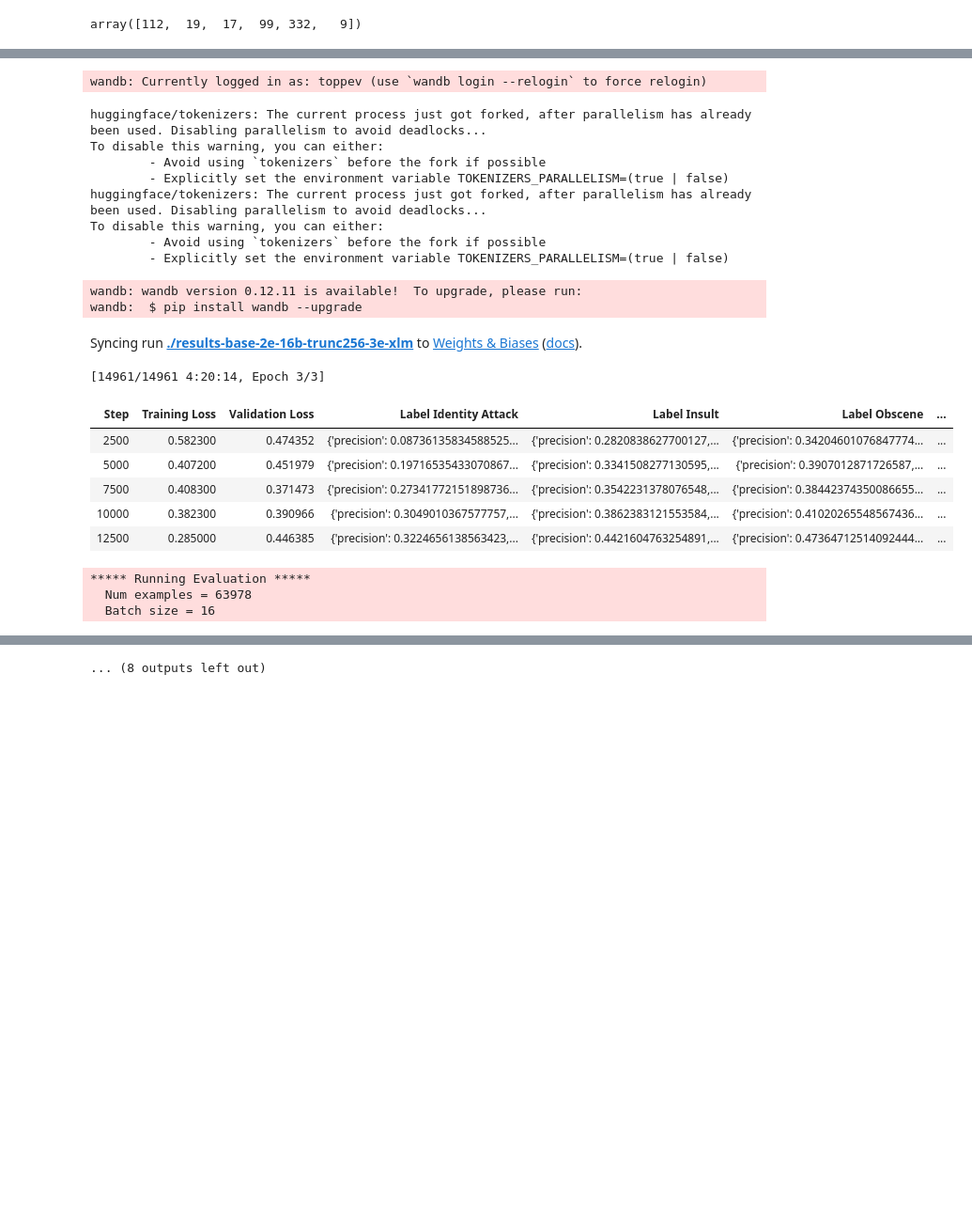
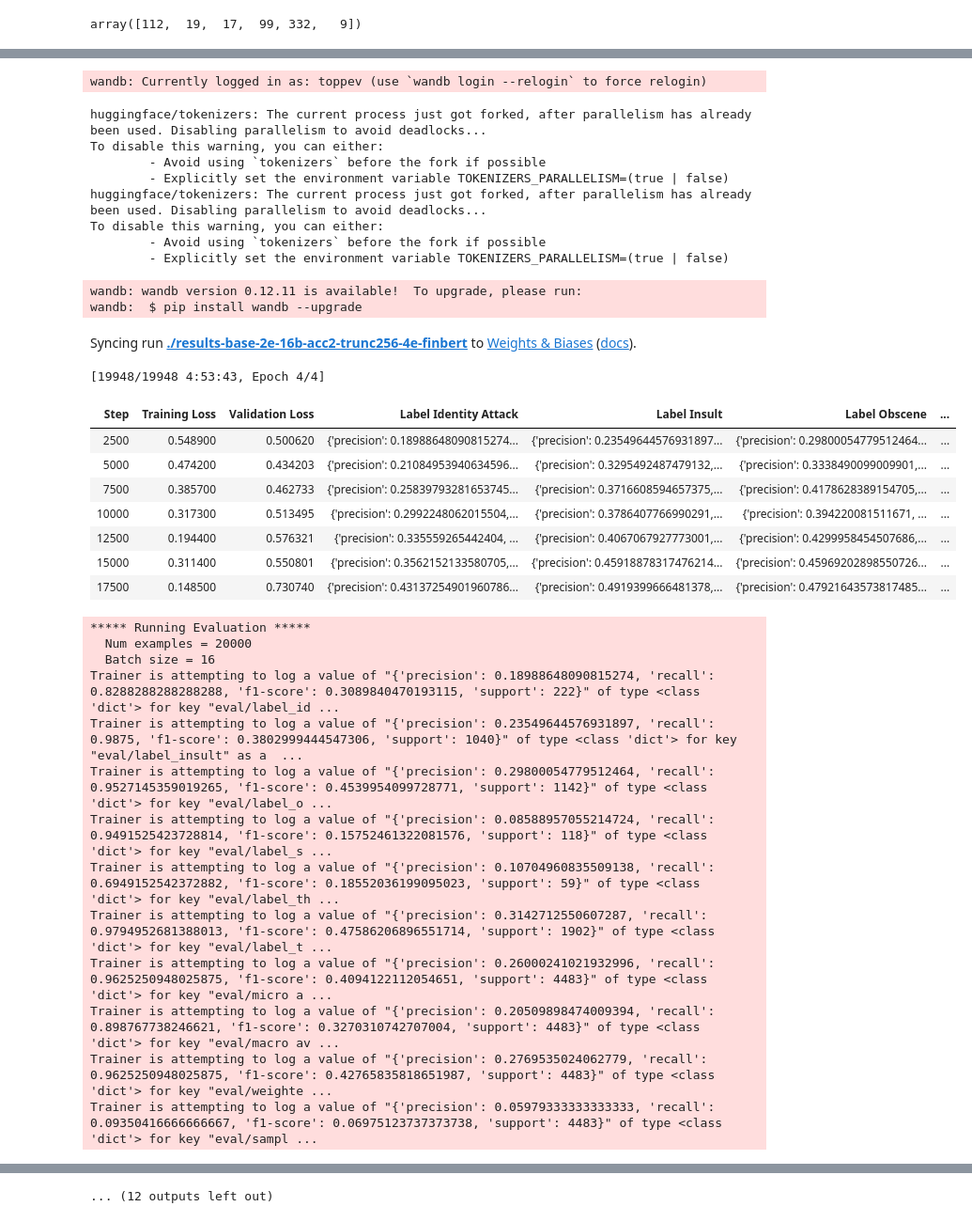
Before and after one commit to toppev/finnish-toxic-comments-classification, a Jupyter notebook: toxic-comments.ipynb, the cells around one changed output, grey strips where cells are left out. Shown: that part at 94% size. Cells and saved outputs as stored; diff of their text form; code cells hidden in the pictures; blank space fills up the shorter version.

Commit message:
2e-16b-acc2-trunc256-4e-finbert

```diff
--- a/toxic-comments.ipynb
+++ b/toxic-comments.ipynb
@@ -72,9 +78,11 @@ device = "cuda:0" if torch.cuda.is_available() else "cpu"
 output_dir = "./results-base"
 #output_dir = "./drive/MyDrive/utu/kandi/results1"
 checkpoint_dir = None # "./results/checkpoint-15000"
+
 #tokenizer_name = "bert-base-uncased"
-tokenizer_name = "xlm-roberta-base"
-# tokenizer_name = "TurkuNLP/bert-base-finnish-cased-v1"
+# tokenizer_name = "xlm-roberta-base"
+tokenizer_name = "TurkuNLP/bert-base-finnish-cased-v1"
+
 labels = ["label_identity_attack", "label_insult", "label_obscene", "label_severe_toxicity", "label_threat", "label_toxicity"]
 
 device
@@ -91,5 +99,5 @@ os.environ['WANDB_API_KEY'] = wandb_key
 import numpy as np
 from datasets import load_dataset, Dataset
 
-dataset = load_dataset('json', data_files={'train': 'train_en.jsonl', 'test': 'test_en.jsonl'})
+dataset = load_dataset('json', data_files={'train': 'train.jsonl', 'test': 'test.jsonl'})
 # %% [output]
@@ -244,12 +252,12 @@ class CustomTrainer(Trainer):
         return (loss, outputs) if return_outputs else loss
 
 training_args = TrainingArguments(
-    output_dir=output_dir + "-2e-16b-trunc256-3e-xlm",
+    output_dir=output_dir + "-2e-16b-acc2-trunc256-4e-finbert",
     learning_rate=2e-5,
     gradient_accumulation_steps=2,
     per_device_train_batch_size=16,
     per_device_eval_batch_size=16,
-    num_train_epochs=3, # TODO
+    num_train_epochs=4, # TODO
     weight_decay=0.01,
     evaluation_strategy="steps",
     warmup_steps=2000,
@@ -264,7 +272,7 @@ trainer = CustomTrainer(
     model=model,
     args=training_args,
     train_dataset=tokenized_data["train"],
-    eval_dataset=tokenized_data["test"],
+    eval_dataset=tokenized_data["test"].select(range(20_000)),
     tokenizer=tokenizer,
     data_collator=data_collator,
     compute_metrics=compute_metrics,
@@ -293,30 +301,42 @@ To disable this warning, you can either:
 Automatic Weights & Biases logging enabled, to disable set os.environ["WANDB_DISABLED"] = "true"
 huggingface/tokenizers: The current process just got forked, after parallelism has already been used. Disabling parallelism to avoid deadlocks...
 To disable this warning, you can either:
         - Avoid using `tokenizers` before the fork if possible
         - Explicitly set the environment variable TOKENIZERS_PARALLELISM=(true | false)
 wandb: Currently logged in as: toppev (use `wandb login --relogin` to force relogin)
 huggingface/tokenizers: The current process just got forked, after parallelism has already been used. Disabling parallelism to avoid deadlocks...
 To disable this warning, you can either:
         - Avoid using `tokenizers` before the fork if possible
         - Explicitly set the environment variable TOKENIZERS_PARALLELISM=(true | false)
 huggingface/tokenizers: The current process just got forked, after parallelism has already been used. Disabling parallelism to avoid deadlocks...
 To disable this warning, you can either:
         - Avoid using `tokenizers` before the fork if possible
         - Explicitly set the environment variable TOKENIZERS_PARALLELISM=(true | false)
 wandb: wandb version 0.12.11 is available!  To upgrade, please run:
 wandb:  $ pip install wandb --upgrade
-Syncing run ./results-base-2e-16b-trunc256-3e-xlm to Weights & Biases (docs).
+Syncing run ./results-base-2e-16b-acc2-trunc256-4e-finbert to Weights & Biases (docs).
-[14961/14961 4:20:14, Epoch 3/3]
+[19948/19948 4:53:43, Epoch 4/4]
 | Step | Training Loss | Validation Loss | Label Identity Attack | Label Insult | Label Obscene | ... |
-| 2500 | 0.582300 | 0.474352 | {'precision': 0.08736135834588525... | {'precision': 0.2820838627700127,... | {'precision': 0.34204601076847774... | ... |
-| 5000 | 0.407200 | 0.451979 | {'precision': 0.19716535433070867... | {'precision': 0.3341508277130595,... | {'precision': 0.3907012871726587,... | ... |
-| 7500 | 0.408300 | 0.371473 | {'precision': 0.27341772151898736... | {'precision': 0.3542231378076548,... | {'precision': 0.38442374350086655... | ... |
-| 10000 | 0.382300 | 0.390966 | {'precision': 0.3049010367577757,... | {'precision': 0.3862383121553584,... | {'precision': 0.41020265548567436... | ... |
-| 12500 | 0.285000 | 0.446385 | {'precision': 0.3224656138563423,... | {'precision': 0.4421604763254891,... | {'precision': 0.47364712514092444... | ... |
+| 2500 | 0.548900 | 0.500620 | {'precision': 0.18988648090815274... | {'precision': 0.23549644576931897... | {'precision': 0.29800054779512464... | ... |
+| 5000 | 0.474200 | 0.434203 | {'precision': 0.21084953940634596... | {'precision': 0.3295492487479132,... | {'precision': 0.3338490099009901,... | ... |
+| 7500 | 0.385700 | 0.462733 | {'precision': 0.25839793281653745... | {'precision': 0.3716608594657375,... | {'precision': 0.4178628389154705,... | ... |
+| 10000 | 0.317300 | 0.513495 | {'precision': 0.2992248062015504,... | {'precision': 0.3786407766990291,... | {'precision': 0.394220081511671, ... | ... |
+| 12500 | 0.194400 | 0.576321 | {'precision': 0.335559265442404, ... | {'precision': 0.4067067927773001,... | {'precision': 0.4299958454507686,... | ... |
+| 15000 | 0.311400 | 0.550801 | {'precision': 0.3562152133580705,... | {'precision': 0.45918878317476214... | {'precision': 0.45969202898550726... | ... |
+| 17500 | 0.148500 | 0.730740 | {'precision': 0.43137254901960786... | {'precision': 0.4919399666481378,... | {'precision': 0.47921643573817485... | ... |
 ***** Running Evaluation *****
-  Num examples = 63978
+  Num examples = 20000
   Batch size = 16
+Trainer is attempting to log a value of "{'precision': 0.18988648090815274, 'recall': 0.8288288288288288, 'f1-score': 0.3089840470193115, 'support': 222}" of type <class 'dict'> for key "eval/label_id ...
+Trainer is attempting to log a value of "{'precision': 0.23549644576931897, 'recall': 0.9875, 'f1-score': 0.3802999444547306, 'support': 1040}" of type <class 'dict'> for key "eval/label_insult" as a  ...
+Trainer is attempting to log a value of "{'precision': 0.29800054779512464, 'recall': 0.9527145359019265, 'f1-score': 0.4539954099728771, 'support': 1142}" of type <class 'dict'> for key "eval/label_o ...
+Trainer is attempting to log a value of "{'precision': 0.08588957055214724, 'recall': 0.9491525423728814, 'f1-score': 0.15752461322081576, 'support': 118}" of type <class 'dict'> for key "eval/label_s ...
+Trainer is attempting to log a value of "{'precision': 0.10704960835509138, 'recall': 0.6949152542372882, 'f1-score': 0.18552036199095023, 'support': 59}" of type <class 'dict'> for key "eval/label_th ...
+Trainer is attempting to log a value of "{'precision': 0.3142712550607287, 'recall': 0.9794952681388013, 'f1-score': 0.47586206896551714, 'support': 1902}" of type <class 'dict'> for key "eval/label_t ...
+Trainer is attempting to log a value of "{'precision': 0.26000241021932996, 'recall': 0.9625250948025875, 'f1-score': 0.4094122112054651, 'support': 4483}" of type <class 'dict'> for key "eval/micro a ...
+Trainer is attempting to log a value of "{'precision': 0.20509898474009394, 'recall': 0.898767738246621, 'f1-score': 0.3270310742707004, 'support': 4483}" of type <class 'dict'> for key "eval/macro av ...
+Trainer is attempting to log a value of "{'precision': 0.2769535024062779, 'recall': 0.9625250948025875, 'f1-score': 0.42765835818651987, 'support': 4483}" of type <class 'dict'> for key "eval/weighte ...
+Trainer is attempting to log a value of "{'precision': 0.05979333333333333, 'recall': 0.09350416666666667, 'f1-score': 0.06975123737373738, 'support': 4483}" of type <class 'dict'> for key "eval/sampl ...
 -------- classification report --------
                        precision    recall  f1-score   support
 
@@ -358 +378 @@ Special tokens file saved in ./results-base-2e-16b-trunc256-3e-xlm/checkpoint-25
-... (8 outputs left out)
+... (12 outputs left out)
```
Also changed, not shown: parts of 8 cells of this notebook.
